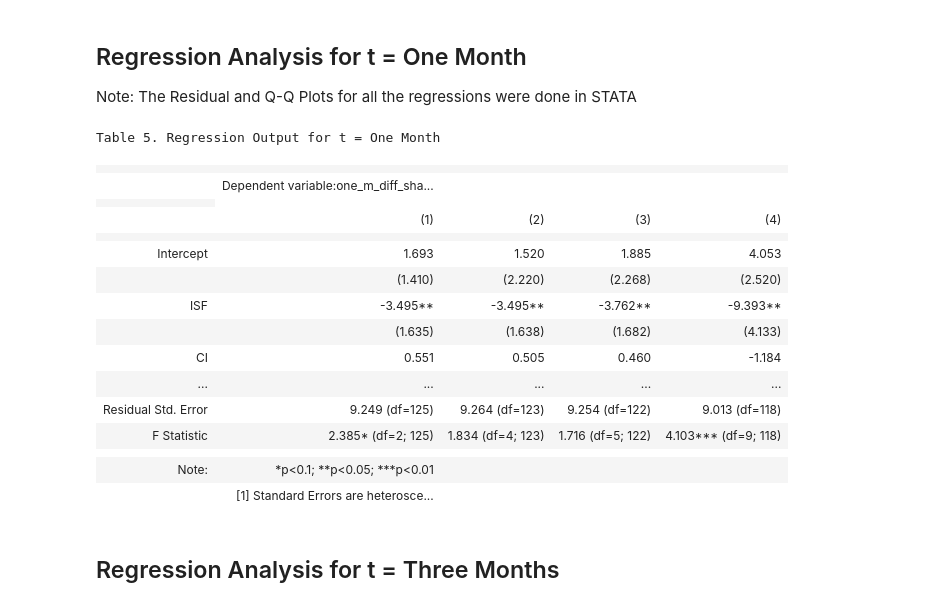
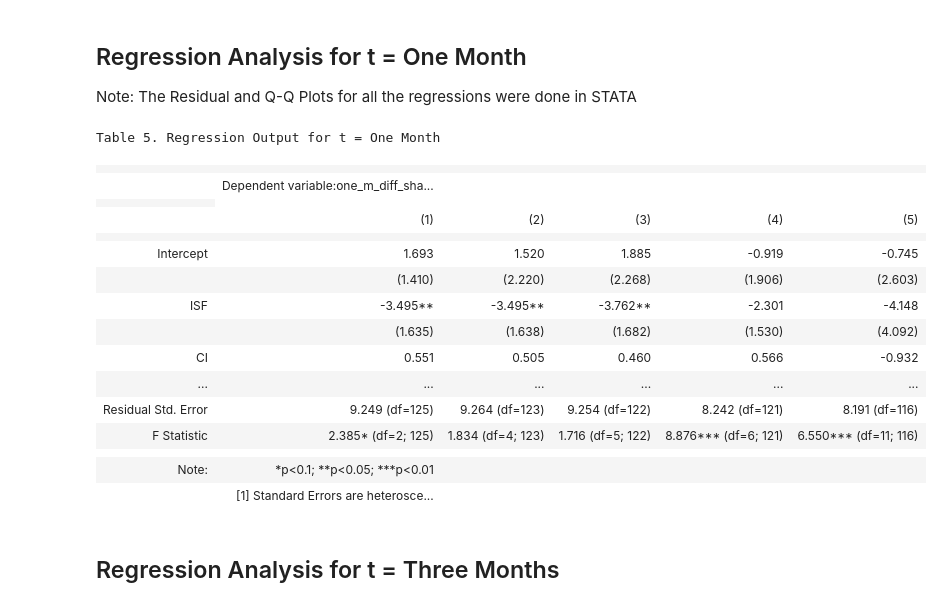
Before and after one commit to SolB77/Managerial-Economics-Senior-Thesis, a Jupyter notebook: Summary Statistics, Regression Analysis, and Visualizations.ipynb, the cells around one changed output. Cells and saved outputs as stored; diff of their text form; code cells hidden in the pictures.

```diff
--- a/Summary Statistics, Regression Analysis, and Visualizations.ipynb
+++ b/Summary Statistics, Regression Analysis, and Visualizations.ipynb
@@ -31,12 +31,12 @@ np.where(data.isnull())
 (array([], dtype=int64), array([], dtype=int64))
 # %%
 #Create New Dataframes with Variables for Each Time Period
-onemonthdata = data[['CI', 'ISF', 'NASDAQ', 'NYSE', 'Other', 'one_m_diff_volume', 'one_m_diff_shareprice','Sharing Firm Introduced', 'Relatedness with Sharing Firm', 'Exchange']]
-threemonthdata = data[['CI', 'ISF', 'NASDAQ', 'NYSE', 'Other', 'three_m_diff_volume', 'three_m_diff_shareprice','Sharing Firm Introduced', 'Relatedness with Sharing Firm', 'Exchange']]
-sixmonthdata = data[['CI', 'ISF', 'NASDAQ', 'NYSE', 'Other', 'six_m_diff_volume', 'six_m_diff_shareprice','Sharing Firm Introduced', 'Relatedness with Sharing Firm', 'Exchange']]
-oneyeardata = data[['CI', 'ISF', 'NASDAQ', 'NYSE', 'Other', 'one_y_diff_volume', 'one_y_diff_shareprice','Sharing Firm Introduced', 'Relatedness with Sharing Firm', 'Exchange']]
-twoyeardata = data[['CI', 'ISF', 'NASDAQ', 'NYSE', 'Other', 'two_y_diff_volume', 'two_y_diff_shareprice','Sharing Firm Introduced', 'Relatedness with Sharing Firm', 'Exchange']]
-threeyeardata = data[['CI', 'ISF', 'NASDAQ', 'NYSE', 'Other', 'three_y_diff_volume', 'three_y_diff_shareprice','Sharing Firm Introduced', 'Relatedness with Sharing Firm', 'Exchange']]
+onemonthdata = data[['CI', 'ISF', 'NASDAQ', 'NYSE', 'Other', 'one_m_diff_volume', 'one_m_diff_shareprice', 'one_m_diff_sp500','Sharing Firm Introduced', 'Relatedness with Sharing Firm', 'Exchange']]
+threemonthdata = data[['CI', 'ISF', 'NASDAQ', 'NYSE', 'Other', 'three_m_diff_volume', 'three_m_diff_shareprice', 'three_m_diff_sp500','Sharing Firm Introduced', 'Relatedness with Sharing Firm', 'Exchange']]
+sixmonthdata = data[['CI', 'ISF', 'NASDAQ', 'NYSE', 'Other', 'six_m_diff_volume', 'six_m_diff_shareprice', 'six_m_diff_sp500','Sharing Firm Introduced', 'Relatedness with Sharing Firm', 'Exchange']]
+oneyeardata = data[['CI', 'ISF', 'NASDAQ', 'NYSE', 'Other', 'one_y_diff_volume', 'one_y_diff_shareprice', 'one_y_diff_sp500','Sharing Firm Introduced', 'Relatedness with Sharing Firm', 'Exchange']]
+twoyeardata = data[['CI', 'ISF', 'NASDAQ', 'NYSE', 'Other', 'two_y_diff_volume', 'two_y_diff_shareprice', 'two_y_diff_sp500','Sharing Firm Introduced', 'Relatedness with Sharing Firm', 'Exchange']]
+threeyeardata = data[['CI', 'ISF', 'NASDAQ', 'NYSE', 'Other', 'three_y_diff_volume', 'three_y_diff_shareprice', 'three_y_diff_sp500','Sharing Firm Introduced', 'Relatedness with Sharing Firm', 'Exchange']]
 # %% [markdown]
 ## Descriptive Statistics Tables
 # %%
@@ -228,36 +276,37 @@ Note: The Residual and Q-Q Plots for all the regressions were done in STATA
 # %%
 onemresult1 = sm.ols(formula="one_m_diff_shareprice ~ ISF + CI", data=onemonthdata).fit(cov_type='HC1')
 onemresult2 = sm.ols(formula="one_m_diff_shareprice ~ ISF + CI + NASDAQ + NYSE", data=onemonthdata).fit(cov_type='HC1')
 onemresult3 = sm.ols(formula="one_m_diff_shareprice ~ ISF + CI + NASDAQ + NYSE + one_m_diff_volume ", data=onemonthdata).fit(cov_type='HC1')
-onemresult4 = sm.ols(formula="one_m_diff_shareprice ~ ISF + CI + NASDAQ + NYSE + one_m_diff_volume + ISF:CI + ISF:NASDAQ + ISF:NYSE + ISF:one_m_diff_volume", data=onemonthdata).fit(cov_type='HC1')
+onemresult4 = sm.ols(formula="one_m_diff_shareprice ~ ISF + CI + NASDAQ + NYSE + one_m_diff_volume + one_m_diff_sp500 ", data=onemonthdata).fit(cov_type='HC1')
+onemresult5 = sm.ols(formula="one_m_diff_shareprice ~ ISF + CI + NASDAQ + NYSE + one_m_diff_volume + one_m_diff_sp500 + ISF:CI + ISF:NASDAQ + ISF:NYSE + ISF:one_m_diff_volume + ISF:one_m_diff_sp500 ", data=onemonthdata).fit(cov_type='HC1')
 
-onemonthsummary = Stargazer([onemresult1, onemresult2, onemresult3, onemresult4])
-onemonthsummary.covariate_order(['Intercept', 'ISF', 'CI', 'one_m_diff_volume','NASDAQ','NYSE','ISF:CI','ISF:one_m_diff_volume','ISF:NASDAQ','ISF:NYSE'])
+onemonthsummary = Stargazer([onemresult1, onemresult2, onemresult3, onemresult4, onemresult5])
+onemonthsummary.covariate_order(['Intercept', 'ISF', 'CI','NASDAQ','NYSE', 'one_m_diff_volume', 'one_m_diff_sp500','ISF:CI','ISF:NASDAQ','ISF:NYSE','ISF:one_m_diff_volume','ISF:one_m_diff_sp500'])
 onemonthsummary.add_custom_notes(['[1] Standard Errors are heteroscedasticity robust (HC1)'])
 onemonthsummary.title("Table 5. Regression Output for t = One Month")
 
 file = open("Regression Output:Visualizations/Regression Output/Python/onemonthoutput.html","w")
 file.write(onemonthsummary.render_html())
 file.close()
 onemonthsummary
 # %% [output]
 Table 5. Regression Output for t = One Month
-|  |  |  |  |  |
-|  | Dependent variable:one_m_diff_sha... |  |  |  |
+|  |  |  |  |  |  |
+|  | Dependent variable:one_m_diff_sha... |  |  |  |  |
 |  |
-|  | (1) | (2) | (3) | (4) |
-|  |  |  |  |  |
-| Intercept | 1.693 | 1.520 | 1.885 | 4.053 |
-|  | (1.410) | (2.220) | (2.268) | (2.520) |
-| ISF | -3.495** | -3.495** | -3.762** | -9.393** |
-|  | (1.635) | (1.638) | (1.682) | (4.133) |
-| CI | 0.551 | 0.505 | 0.460 | -1.184 |
-| ... | ... | ... | ... | ... |
-| Residual Std. Error | 9.249 (df=125) | 9.264 (df=123) | 9.254 (df=122) | 9.013 (df=118) |
-| F Statistic | 2.385* (df=2; 125) | 1.834 (df=4; 123) | 1.716 (df=5; 122) | 4.103*** (df=9; 118) |
-|  |  |  |  |  |
-| Note: | *p<0.1; **p<0.05; ***p<0.01 |  |  |  |
-|  | [1] Standard Errors are heterosce... |  |  |  |
+|  | (1) | (2) | (3) | (4) | (5) |
+|  |  |  |  |  |  |
+| Intercept | 1.693 | 1.520 | 1.885 | -0.919 | -0.745 |
+|  | (1.410) | (2.220) | (2.268) | (1.906) | (2.603) |
+| ISF | -3.495** | -3.495** | -3.762** | -2.301 | -4.148 |
+|  | (1.635) | (1.638) | (1.682) | (1.530) | (4.092) |
+| CI | 0.551 | 0.505 | 0.460 | 0.566 | -0.932 |
+| ... | ... | ... | ... | ... | ... |
+| Residual Std. Error | 9.249 (df=125) | 9.264 (df=123) | 9.254 (df=122) | 8.242 (df=121) | 8.191 (df=116) |
+| F Statistic | 2.385* (df=2; 125) | 1.834 (df=4; 123) | 1.716 (df=5; 122) | 8.876*** (df=6; 121) | 6.550*** (df=11; 116) |
+|  |  |  |  |  |  |
+| Note: | *p<0.1; **p<0.05; ***p<0.01 |  |  |  |  |
+|  | [1] Standard Errors are heterosce... |  |  |  |  |
 # %% [markdown]
 ## Regression Analysis for t = Three Months
 # %%
```
Also changed, not shown: parts of 9 cells of this notebook, 18 other files.
